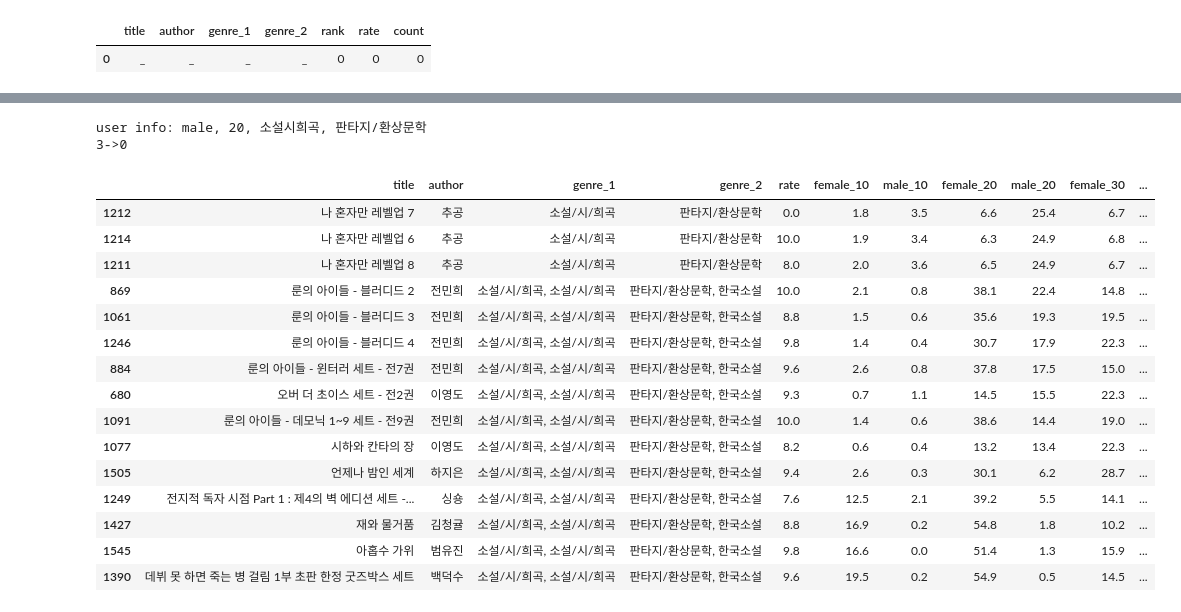
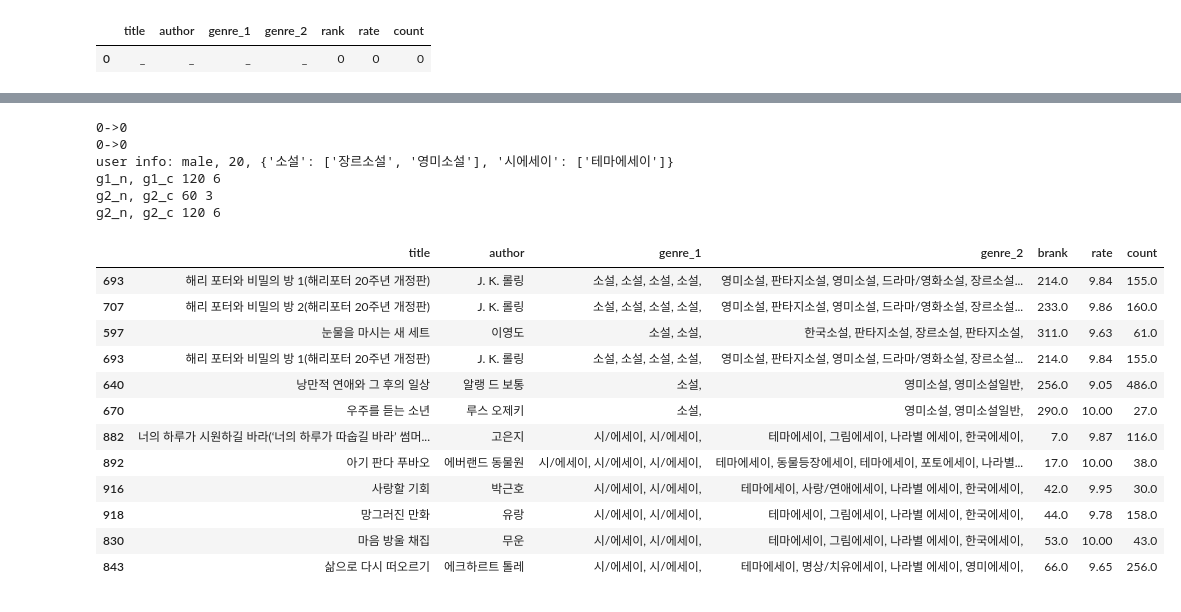
Before and after one commit to jinn0135/DA28_final_PagePalette, a Jupyter notebook: books/recommen_gyobo.ipynb, the cells around one changed output, grey strips where cells are left out. Drawn from its saved outputs; the diff is of its cells as text; code cells hidden in the pictures.

Commit message:
6/27 commit: gyobo recommen step1 end

```diff
--- a/books/recommen_gyobo.ipynb
+++ b/books/recommen_gyobo.ipynb
@@ -9,8 +18,3 @@ pd.DataFrame({'title':'_', 'author':'_', 'genre_1':'_', 'genre_2':'_', 'rank':0,
 # %% [output]
 |  | title | author | genre_1 | genre_2 | rank | rate | count |
 | 0 | _ | _ | _ | _ | 0 | 0 | 0 |
-# %%
-df = pd.read_csv('C:/Users/Playdata/playdata_wj/Project/gyobo_소설시희곡.csv')
-print(df.duplicated(['title','author']).sum())
-df.drop_duplicates(subset=['title','author','rate'], ignore_index=True, inplace=True)
-print(df.duplicated(['title','author']).sum())
@@ -107,30 +80,27 @@ class recommBook():
-# %%
-gender, age = 'male', 20
-genres = {} # g1:[g2_1, g2_2]
-myrecomm = recommBook(gender, age, genres)
-myrecomm.recomm1(g1_1, g2_11).iloc[2:]
-myrecomm.recomm1(g1_1, g2_12).iloc[2:]
-myrecomm.recomm1(g1_2, g2_21).iloc[2:]
-myrecomm.recomm1(g1_2, g2_22).iloc[2:]
-myrecomm.recomm1(g1_3, g2_31).iloc[2:]
-myrecomm.recomm1(g1_3, g2_32).iloc[2:]
-# myrecomm.recomm_g2(df, '마션')
-# %% [output]
-user info: male, 20, 소설시희곡, 판타지/환상문학
-3->0
-|  | title | author | genre_1 | genre_2 | rate | female_10 | male_10 | female_20 | male_20 | female_30 | ... |
-| 1212 | 나 혼자만 레벨업 7 | 추공 | 소설/시/희곡 | 판타지/환상문학 | 0.0 | 1.8 | 3.5 | 6.6 | 25.4 | 6.7 | ... |
-| 1214 | 나 혼자만 레벨업 6 | 추공 | 소설/시/희곡 | 판타지/환상문학 | 10.0 | 1.9 | 3.4 | 6.3 | 24.9 | 6.8 | ... |
-| 1211 | 나 혼자만 레벨업 8 | 추공 | 소설/시/희곡 | 판타지/환상문학 | 8.0 | 2.0 | 3.6 | 6.5 | 24.9 | 6.7 | ... |
-| 869 | 룬의 아이들 - 블러디드 2 | 전민희 | 소설/시/희곡, 소설/시/희곡 | 판타지/환상문학, 한국소설 | 10.0 | 2.1 | 0.8 | 38.1 | 22.4 | 14.8 | ... |
-| 1061 | 룬의 아이들 - 블러디드 3 | 전민희 | 소설/시/희곡, 소설/시/희곡 | 판타지/환상문학, 한국소설 | 8.8 | 1.5 | 0.6 | 35.6 | 19.3 | 19.5 | ... |
-| 1246 | 룬의 아이들 - 블러디드 4 | 전민희 | 소설/시/희곡, 소설/시/희곡 | 판타지/환상문학, 한국소설 | 9.8 | 1.4 | 0.4 | 30.7 | 17.9 | 22.3 | ... |
-| 884 | 룬의 아이들 - 윈터러 세트 - 전7권 | 전민희 | 소설/시/희곡, 소설/시/희곡 | 판타지/환상문학, 한국소설 | 9.6 | 2.6 | 0.8 | 37.8 | 17.5 | 15.0 | ... |
-| 680 | 오버 더 초이스 세트 - 전2권 | 이영도 | 소설/시/희곡, 소설/시/희곡 | 판타지/환상문학, 한국소설 | 9.3 | 0.7 | 1.1 | 14.5 | 15.5 | 22.3 | ... |
-| 1091 | 룬의 아이들 - 데모닉 1~9 세트 - 전9권 | 전민희 | 소설/시/희곡, 소설/시/희곡 | 판타지/환상문학, 한국소설 | 10.0 | 1.4 | 0.6 | 38.6 | 14.4 | 19.0 | ... |
-| 1077 | 시하와 칸타의 장 | 이영도 | 소설/시/희곡, 소설/시/희곡 | 판타지/환상문학, 한국소설 | 8.2 | 0.6 | 0.4 | 13.2 | 13.4 | 22.3 | ... |
-| 1505 | 언제나 밤인 세계 | 하지은 | 소설/시/희곡, 소설/시/희곡 | 판타지/환상문학, 한국소설 | 9.4 | 2.6 | 0.3 | 30.1 | 6.2 | 28.7 | ... |
-| 1249 | 전지적 독자 시점 Part 1 : 제4의 벽 에디션 세트 -... | 싱숑 | 소설/시/희곡, 소설/시/희곡 | 판타지/환상문학, 한국소설 | 7.6 | 12.5 | 2.1 | 39.2 | 5.5 | 14.1 | ... |
-| 1427 | 재와 물거품 | 김청귤 | 소설/시/희곡, 소설/시/희곡 | 판타지/환상문학, 한국소설 | 8.8 | 16.9 | 0.2 | 54.8 | 1.8 | 10.2 | ... |
-| 1545 | 아홉수 가위 | 범유진 | 소설/시/희곡, 소설/시/희곡 | 판타지/환상문학, 한국소설 | 9.8 | 16.6 | 0.0 | 51.4 | 1.3 | 15.9 | ... |
-| 1390 | 데뷔 못 하면 죽는 병 걸림 1부 초판 한정 굿즈박스 세트 | 백덕수 | 소설/시/희곡, 소설/시/희곡 | 판타지/환상문학, 한국소설 | 9.6 | 19.5 | 0.2 | 54.9 | 0.5 | 14.5 | ... |
+# %%
+gender, age = 'male', 20
+genres = {'소설': ['장르소설','영미소설'],
+          '시에세이': ['테마에세이']} # g1:[g2_1, g2_2]
+myrecomm = recommBook(gender, age, genres)
+# myrecomm.recomm1('소설', '한국소설').iloc[:2,:]
+myrecomm.recomm1_result()
+# %% [output]
+0->0
+0->0
+user info: male, 20, {'소설': ['장르소설', '영미소설'], '시에세이': ['테마에세이']}
+g1_n, g1_c 120 6
+g2_n, g2_c 60 3
+g2_n, g2_c 120 6
+|  | title | author | genre_1 | genre_2 | brank | rate | count |
+| 693 | 해리 포터와 비밀의 방 1(해리포터 20주년 개정판) | J. K. 롤링 | 소설, 소설, 소설, 소설, | 영미소설, 판타지소설, 영미소설, 드라마/영화소설, 장르소설... | 214.0 | 9.84 | 155.0 |
+| 707 | 해리 포터와 비밀의 방 2(해리포터 20주년 개정판) | J. K. 롤링 | 소설, 소설, 소설, 소설, | 영미소설, 판타지소설, 영미소설, 드라마/영화소설, 장르소설... | 233.0 | 9.86 | 160.0 |
+| 597 | 눈물을 마시는 새 세트 | 이영도 | 소설, 소설, | 한국소설, 판타지소설, 장르소설, 판타지소설, | 311.0 | 9.63 | 61.0 |
+| 693 | 해리 포터와 비밀의 방 1(해리포터 20주년 개정판) | J. K. 롤링 | 소설, 소설, 소설, 소설, | 영미소설, 판타지소설, 영미소설, 드라마/영화소설, 장르소설... | 214.0 | 9.84 | 155.0 |
+| 640 | 낭만적 연애와 그 후의 일상 | 알랭 드 보통 | 소설, | 영미소설, 영미소설일반, | 256.0 | 9.05 | 486.0 |
+| 670 | 우주를 듣는 소년 | 루스 오제키 | 소설, | 영미소설, 영미소설일반, | 290.0 | 10.00 | 27.0 |
+| 882 | 너의 하루가 시원하길 바라(‘너의 하루가 따숩길 바라’ 썸머... | 고은지 | 시/에세이, 시/에세이, | 테마에세이, 그림에세이, 나라별 에세이, 한국에세이, | 7.0 | 9.87 | 116.0 |
+| 892 | 아기 판다 푸바오 | 에버랜드 동물원 | 시/에세이, 시/에세이, 시/에세이, | 테마에세이, 동물등장에세이, 테마에세이, 포토에세이, 나라별... | 17.0 | 10.00 | 38.0 |
+| 916 | 사랑할 기회 | 박근호 | 시/에세이, 시/에세이, | 테마에세이, 사랑/연애에세이, 나라별 에세이, 한국에세이, | 42.0 | 9.95 | 30.0 |
+| 918 | 망그러진 만화 | 유랑 | 시/에세이, 시/에세이, | 테마에세이, 그림에세이, 나라별 에세이, 한국에세이, | 44.0 | 9.78 | 158.0 |
+| 830 | 마음 방울 채집 | 무운 | 시/에세이, 시/에세이, | 테마에세이, 그림에세이, 나라별 에세이, 한국에세이, | 53.0 | 10.00 | 43.0 |
+| 843 | 삶으로 다시 떠오르기 | 에크하르트 톨레 | 시/에세이, 시/에세이, | 테마에세이, 명상/치유에세이, 나라별 에세이, 영미에세이, | 66.0 | 9.65 | 256.0 |
```
Also changed, not shown: parts of 4 cells of this notebook, 10 other files.
